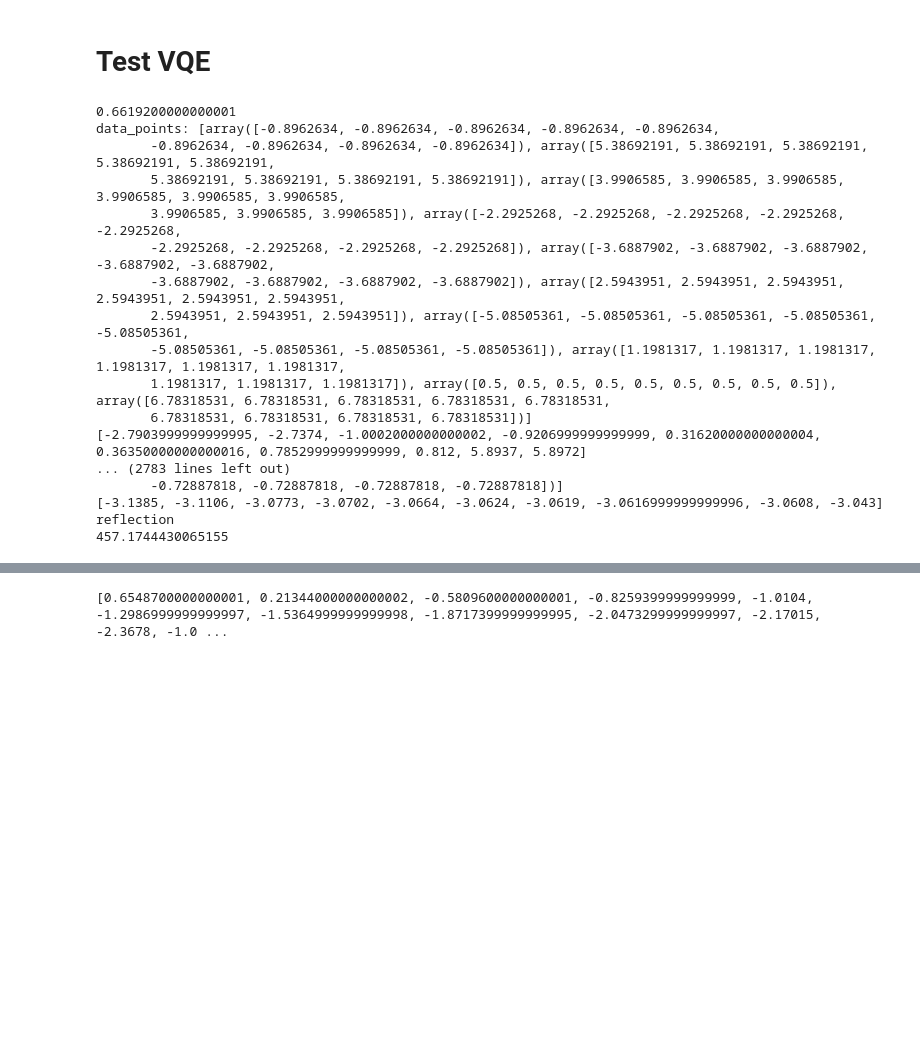
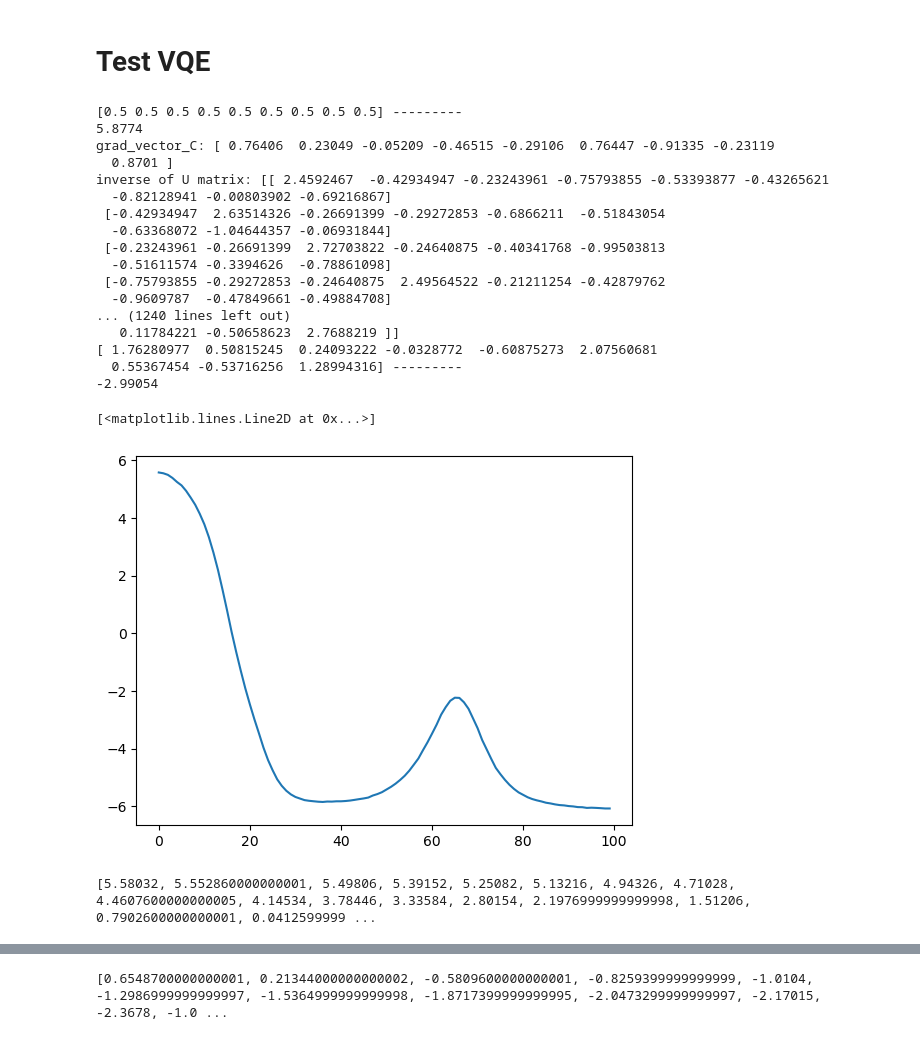
Before and after one commit to nguyenvulinh666/Variational-Quantum-EigeinSolver, a Jupyter notebook: Complete_VQE.ipynb, the cells around one changed output, grey strips where cells are left out. Cells and saved outputs as stored; diff of their text form; code cells hidden in the pictures; blank space fills up the shorter version.

Commit message:
Upload data

```diff
--- a/Complete_VQE.ipynb
+++ b/Complete_VQE.ipynb
@@ -1349,0 +1422,8 @@ def  Customize_imaginary_time_evolution(operator, interation, ansatz, eta, initi
+# %%
+a ='aa99'
+b = 0
+for num in range(len(a)):
+    if a[num].isnumeric():
+        b = int(a[num])
+
+print(b)
@@ -1349,0 +1432,6 @@ def  Customize_imaginary_time_evolution(operator, interation, ansatz, eta, initi
+# %%
+emp_str = ""
+for m in a:
+    if m.isdigit():
+        emp_str = emp_str + m
+print("Find numbers from string:",emp_str)
@@ -2254,7 +2345,7 @@ def Ising_hamiltonian(num_qubits, h):
 
     return hamiltonian.reduce()
 
-hamiltonian = Ising_hamiltonian(8,2)
+hamiltonian = Ising_hamiltonian(3,2)
 
 print(hamiltonian)
 # %% [output]
@@ -2435,21 +2498,23 @@ ansatz = Customize_RealAmplidues(num_qubits, 2)
 interation = 200
 
 initial_point = np.zeros(ansatz.num_parameters)+0.5
+# initial_point = np.random.rand(num_qubits)+1.2
 # initial_point = np.array([ 2.86022673,  1.30314025,  2.05637214,  1.29459261,  0.19461221,  0.30451271,
 #   3.34798259, -0.88489075, -1.56792844, -1.1410738,   0.0519218,  -0.60728212,
 #  -0.76819862,  0.61490753, -0.42952656])
 
 # initial_point = np.array([1.5, 5.5])
 
-# eta = 0.05
-
-shots = 20000
+eta = 0.01
+shots = 100000
 
 from qiskit import Aer
 
 backend = Aer.get_backend('qasm_simulator')
 
-energy = Customize_Nelder_Mead(hamiltonian, interation, ansatz, initial_point, shots, backend, callback=None)
+energy = Customize_imaginary_time_evolution(hamiltonian, interation, ansatz, eta, initial_point, shots, backend, callback=None)
+
+# energy = Customize_Nelder_Mead(hamiltonian, interation, ansatz, initial_point, shots, backend, callback=None)
 
 # energy = Customize_QN_SPSA(hamiltonian, interation, ansatz, initial_point, shots, backend, callback)
 # energy = Customize_SPSA(hamiltonian, interation, ansatz, initial_point, shots, backend, callback=None)
@@ -2460,20 +2525,29 @@ print(time.time() - start_time)
 
 # print(VQE_runtime[-1])
 # %% [output]
-0.6619200000000001
-data_points: [array([-0.8962634, -0.8962634, -0.8962634, -0.8962634, -0.8962634,
-       -0.8962634, -0.8962634, -0.8962634, -0.8962634]), array([5.38692191, 5.38692191, 5.38692191, 5.38692191, 5.38692191,
-       5.38692191, 5.38692191, 5.38692191, 5.38692191]), array([3.9906585, 3.9906585, 3.9906585, 3.9906585, 3.9906585, 3.9906585,
-       3.9906585, 3.9906585, 3.9906585]), array([-2.2925268, -2.2925268, -2.2925268, -2.2925268, -2.2925268,
-       -2.2925268, -2.2925268, -2.2925268, -2.2925268]), array([-3.6887902, -3.6887902, -3.6887902, -3.6887902, -3.6887902,
-       -3.6887902, -3.6887902, -3.6887902, -3.6887902]), array([2.5943951, 2.5943951, 2.5943951, 2.5943951, 2.5943951, 2.5943951,
-       2.5943951, 2.5943951, 2.5943951]), array([-5.08505361, -5.08505361, -5.08505361, -5.08505361, -5.08505361,
-       -5.08505361, -5.08505361, -5.08505361, -5.08505361]), array([1.1981317, 1.1981317, 1.1981317, 1.1981317, 1.1981317, 1.1981317,
-       1.1981317, 1.1981317, 1.1981317]), array([0.5, 0.5, 0.5, 0.5, 0.5, 0.5, 0.5, 0.5, 0.5]), array([6.78318531, 6.78318531, 6.78318531, 6.78318531, 6.78318531,
-       6.78318531, 6.78318531, 6.78318531, 6.78318531])]
-[-2.7903999999999995, -2.7374, -1.0002000000000002, -0.9206999999999999, 0.31620000000000004, 0.36350000000000016, 0.7852999999999999, 0.812, 5.8937, 5.8972]
-... (2783 lines left out)
-       -0.72887818, -0.72887818, -0.72887818, -0.72887818])]
-[-3.1385, -3.1106, -3.0773, -3.0702, -3.0664, -3.0624, -3.0619, -3.0616999999999996, -3.0608, -3.043]
-reflection
-457.1744430065155
+[0.5 0.5 0.5 0.5 0.5 0.5 0.5 0.5 0.5] ---------
+5.8774
+grad_vector_C: [ 0.76406  0.23049 -0.05209 -0.46515 -0.29106  0.76447 -0.91335 -0.23119
+  0.8701 ]
+inverse of U matrix: [[ 2.4592467  -0.42934947 -0.23243961 -0.75793855 -0.53393877 -0.43265621
+  -0.82128941 -0.00803902 -0.69216867]
+ [-0.42934947  2.63514326 -0.26691399 -0.29272853 -0.6866211  -0.51843054
+  -0.63368072 -1.04644357 -0.06931844]
+ [-0.23243961 -0.26691399  2.72703822 -0.24640875 -0.40341768 -0.99503813
+  -0.51611574 -0.3394626  -0.78861098]
+ [-0.75793855 -0.29272853 -0.24640875  2.49564522 -0.21211254 -0.42879762
+  -0.9609787  -0.47849661 -0.49884708]
+... (1240 lines left out)
+   0.11784221 -0.50658623  2.7688219 ]]
+[ 1.76280977  0.50815245  0.24093222 -0.0328772  -0.60875273  2.07560681
+  0.55367454 -0.53716256  1.28994316] ---------
+-2.99054
+# %%
+plt.plot(energy)
+# %% [output]
+[<matplotlib.lines.Line2D at 0x...>]
+[figure, added]
+# %%
+print(energy)
+# %% [output]
+[5.58032, 5.552860000000001, 5.49806, 5.39152, 5.25082, 5.13216, 4.94326, 4.71028, 4.4607600000000005, 4.14534, 3.78446, 3.33584, 2.80154, 2.1976999999999998, 1.51206, 0.7902600000000001, 0.0412599999 ...
```
Also changed, not shown: parts of 42 cells of this notebook, 15 other files.
